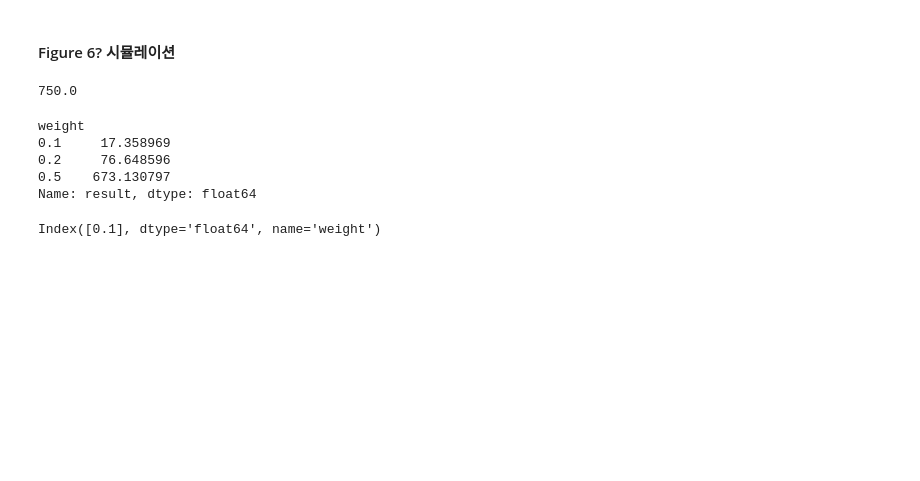
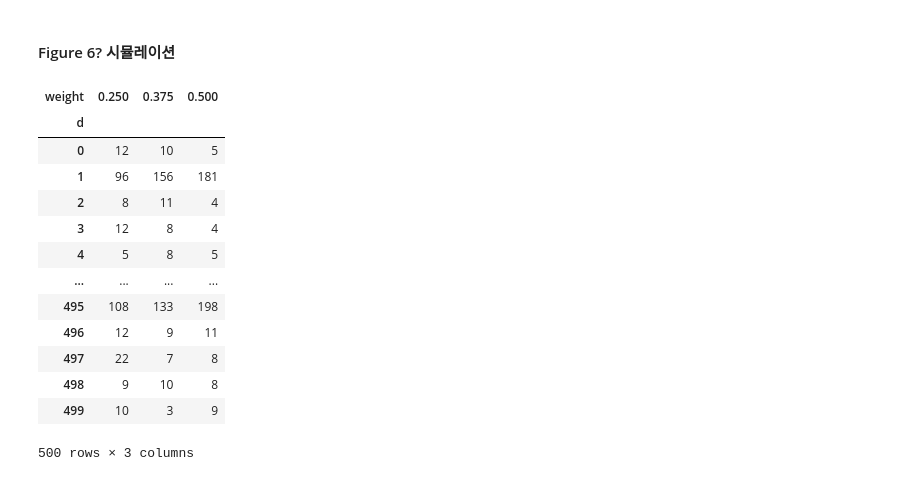
Before and after one commit to woozins/lottery, a Jupyter notebook: lottery_distribute/lottery_secret_code.ipynb, the cells around one changed output. Drawn from its saved outputs; the diff is of its cells as text; code cells hidden in the pictures; blank space fills up the shorter version.

```diff
--- a/lottery_distribute/lottery_secret_code.ipynb
+++ b/lottery_distribute/lottery_secret_code.ipynb
@@ -522,7 +522,7 @@ import pandas as pd
 import matplotlib.pyplot as plt
 
 # Regular expression to capture the data
-pattern = re.compile(r"d\s*:\s*(\d+),\s*weight\s*=\s*([\d.]+),\s*result\s*=\s*(\d+)")
+pattern = re.compile(r"group(\d+),\s*d\s*:\s*(\d+),\s*weight\s*=\s*([\d.]+),\s*result\s*=\s*(\d+)")
 
 # Function to read a file and extract data using the regex
 def extract_data_from_file(file_path):
@@ -532,11 +532,13 @@ def extract_data_from_file(file_path):
         for line in file:
             match = pattern.search(line)
             if match:
-                d_val = int(match.group(1))
-                weight_val = float(match.group(2))
-                result_val = int(match.group(3))
+                group_val = int(match.group(1))
+                d_val = int(match.group(2))
+                weight_val = float(match.group(3))
+                result_val = int(match.group(4))
 
                 extracted_data.append({
+                    'group' : group_val,
                     'd': d_val,
                     'weight': weight_val,
                     'result': result_val
@@ -545,17 +547,4 @@ def extract_data_from_file(file_path):
     return pd.DataFrame(extracted_data)
 # %%
 temp =extract_data_from_file('result_nonrandom_draw.txt')
-# %%
-2250/3
-# %% [output]
-750.0
-# %%
-temp.groupby('weight').result.mean()
-temp.groupby('weight').result.var()
-# %% [output]
-weight
-0.1     17.358969
-0.2     76.648596
-0.5    673.130797
-Name: result, dtype: float64
 # %%
@@ -570,4 +558,17 @@ temp_5_pivoted = pd.pivot(data = temp_5, index = 'd', columns = 'weight', values
-# %%
-temp_1_pivoted.columns
-# %% [output]
-Index([0.1], dtype='float64', name='weight')
+# %%
+temp_25_pivoted
+# %% [output]
+| weight | 0.250 | 0.375 | 0.500 |
+| d |  |  |  |
+| 0 | 12 | 10 | 5 |
+| 1 | 96 | 156 | 181 |
+| 2 | 8 | 11 | 4 |
+| 3 | 12 | 8 | 4 |
+| 4 | 5 | 8 | 5 |
+| ... | ... | ... | ... |
+| 495 | 108 | 133 | 198 |
+| 496 | 12 | 9 | 11 |
+| 497 | 22 | 7 | 8 |
+| 498 | 9 | 10 | 8 |
+| 499 | 10 | 3 | 9 |
+500 rows × 3 columns
```
Also changed, not shown: parts of 5 cells of this notebook, 2 other files.
